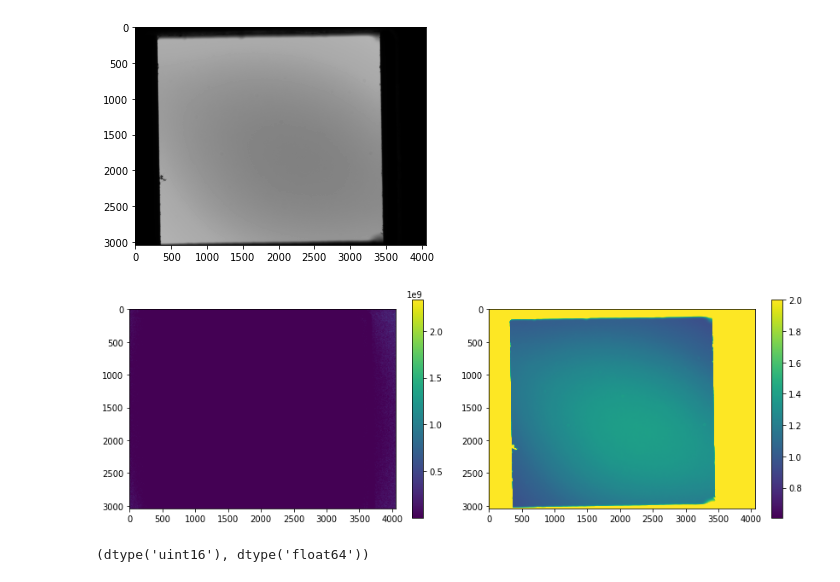
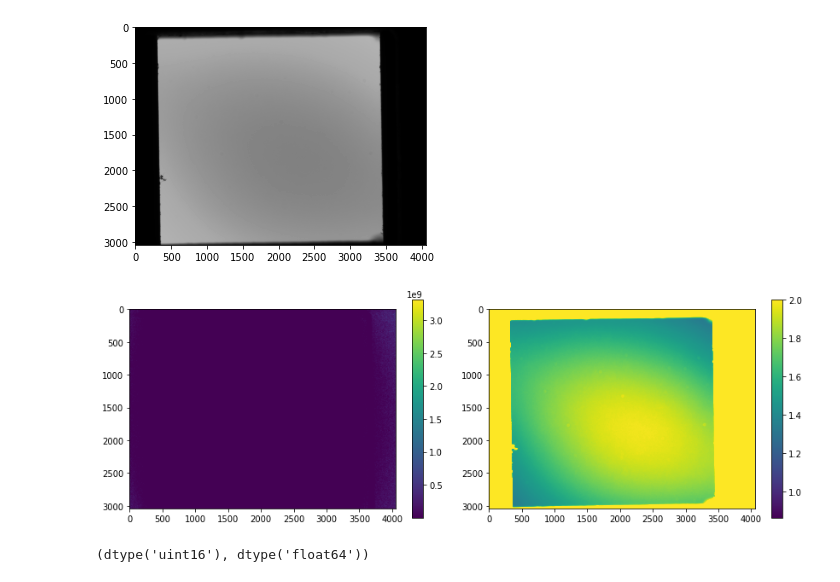
Before and after one commit to jank324/8mm-film-scanner, a Jupyter notebook: dngconversion_flatfield.ipynb, the cells around one changed output. Saved outputs shown, nothing was run; the diff lists cells and outputs as text; code cells hidden in the pictures.

Commit message:
Fixed pink cast (left with green corners)

```diff
--- a/dngconversion_flatfield.ipynb
+++ b/dngconversion_flatfield.ipynb
@@ -52,0 +65,16 @@ flatfield.min()
+# %%
+redmask = np.full_like(flatfield, False, dtype="bool")
+redmask[1::2,1::2] = True
+
+greenmask = np.full_like(flatfield, False, dtype="bool")
+greenmask[1::2,::2] = True
+greenmask[::2,1::2] = True
+
+bluemask = np.full_like(flatfield, False, dtype="bool")
+bluemask[::2,::2] = True
+# %%
+roimask = np.full_like(flatfield, False, dtype="bool")
+roimask[250:2800,500:3300] = True
+
+plt.imshow(roimask)
+plt.show()
@@ -58,17 +88,22 @@ plt.show()
 # %% [output]
 [figure]
 # %%
-gain = minusblack[250:2800,500:3300].mean() / minusblack.clip(1e-6, None)
+redroimask = roimask & redmask
+redgain = minusblack[redroimask].mean() / minusblack.clip(1e-6, None)
+greenroimask = roimask & greenmask
+greengain = minusblack[greenroimask].mean() / minusblack.clip(1e-6, None)
+blueroimask = roimask & bluemask
+bluegain = minusblack[blueroimask].mean() / minusblack.clip(1e-6, None)
 
 plt.figure(figsize=(12,4))
 plt.subplot(121)
-plt.imshow(gain)
+plt.imshow(greengain)
 plt.colorbar()
 plt.subplot(122)
-plt.imshow(gain, vmax=2)
+plt.imshow(greengain, vmax=2)
 plt.colorbar()
 plt.tight_layout()
 plt.show()
 # %% [output]
-[figure, old version]
+[figure, new version]
 # %%
```
Also changed, not shown: parts of 6 cells of this notebook.
